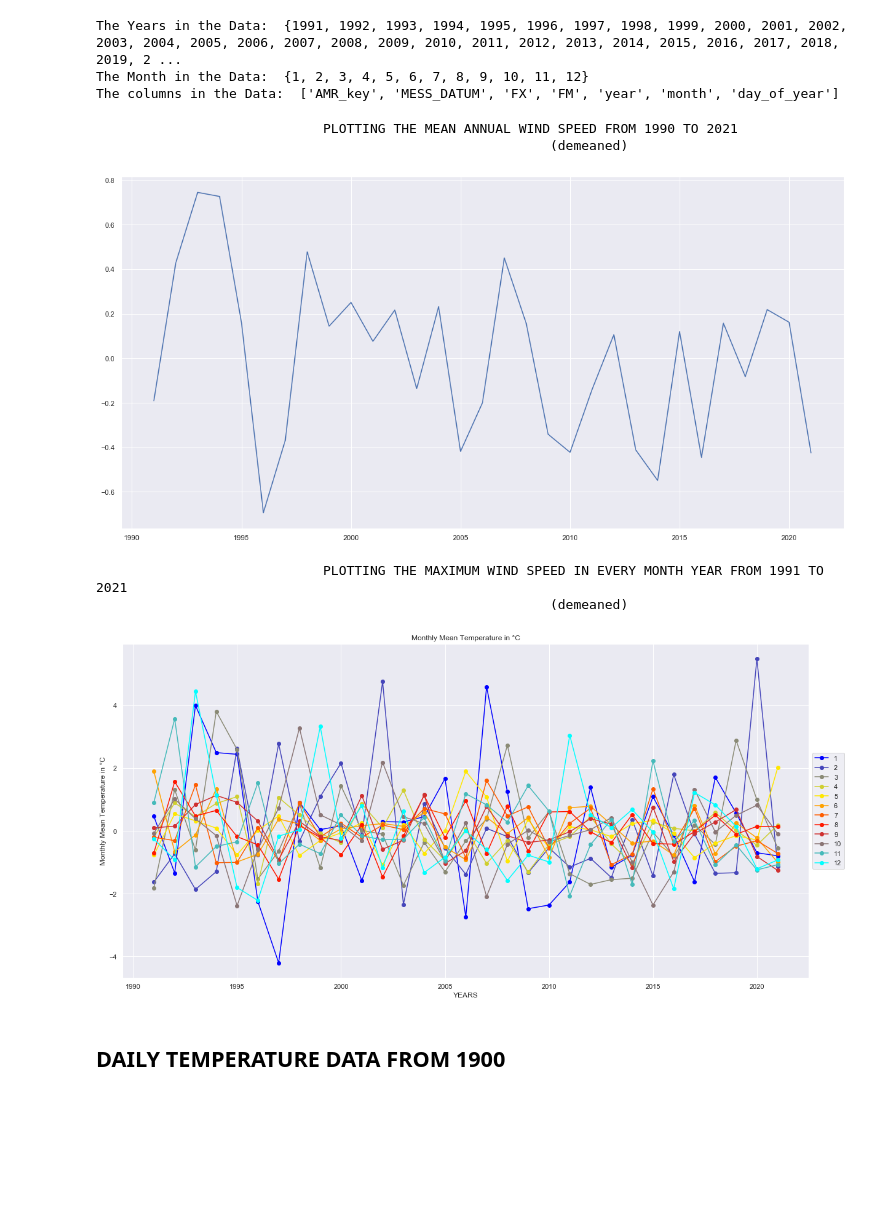
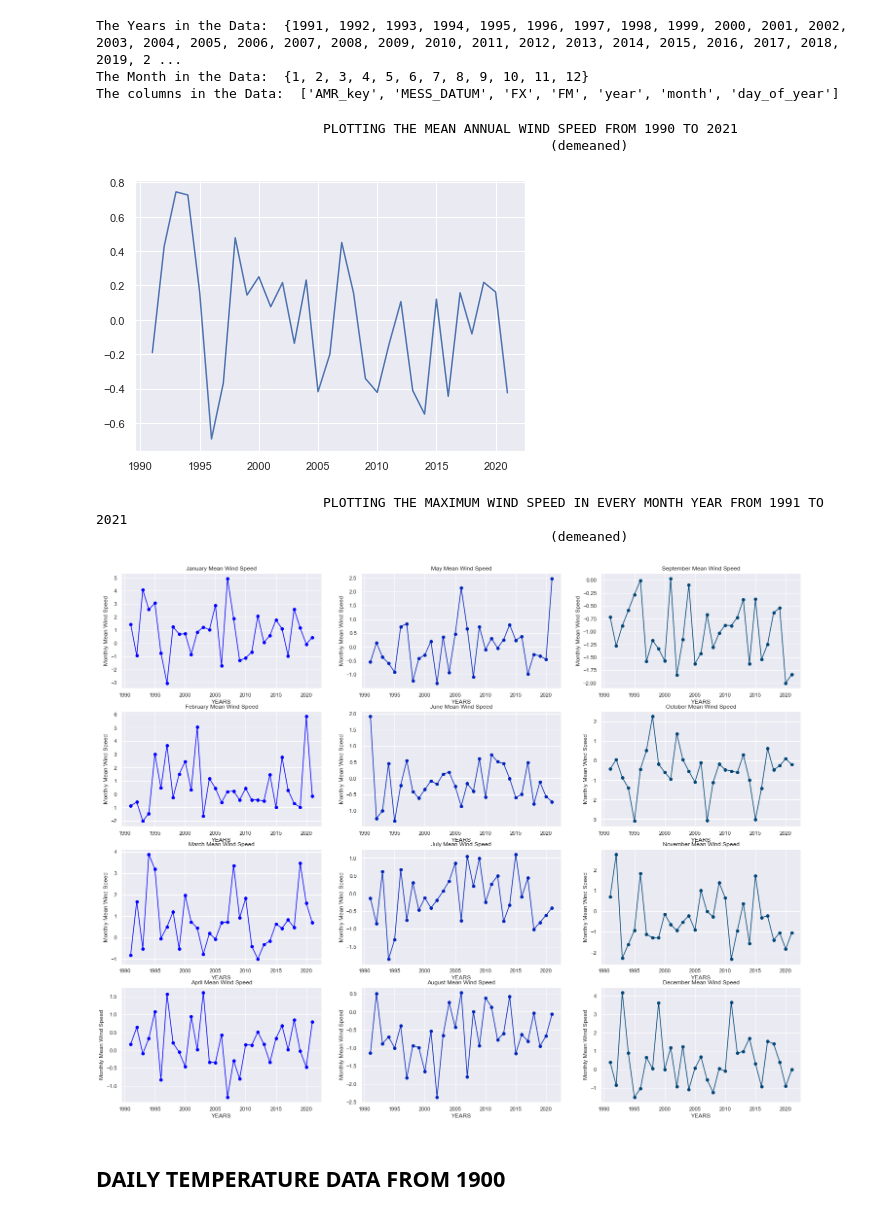
Before and after one commit to VolkaneicFox/IWH-Research, a Jupyter notebook: temperatureDatav1.ipynb, the cells around one changed output. Saved outputs shown, nothing was run; the diff lists cells and outputs as text; code cells hidden in the pictures; blank space fills up the shorter version.

```diff
--- a/temperatureDatav1.ipynb
+++ b/temperatureDatav1.ipynb
@@ -193,40 +190,45 @@ The columns in the Data:  ['AMR_key', 'MESS_DATUM', 'FX', 'FM', 'year', 'month',
 # %%
 print("                             PLOTTING THE MEAN ANNUAL WIND SPEED FROM 1990 TO 2021")
 print("                                                          (demeaned) ")
 df=amr_panel_wind.groupby(by=["year"]).mean().reset_index()
 df['demeaned']=df['FX']-np.mean(df['FX'])
 years=[1991, 1992, 1993, 1994, 1995, 1996, 1997, 1998, 1999, 2000, 2001, 2002, 2003, 2004, 2005, 2006, 2007, 2008, 2009,
        2010, 2011, 2012, 2013, 2014, 2015, 2016, 2017, 2018, 2019, 2020, 2021]
-fig,ax=plt.subplots(figsize=(20,10))
+fig,ax=plt.subplots(figsize=(7,5))
 ax.plot(years,df['demeaned'])
 plt.show()
 # %% [output]
                              PLOTTING THE MEAN ANNUAL WIND SPEED FROM 1990 TO 2021
                                                           (demeaned)
-[figure, old version]
+[figure, new version]
 # %%
 print("                             PLOTTING THE MAXIMUM WIND SPEED IN EVERY MONTH YEAR FROM 1991 TO 2021")
 print("                                                          (demeaned) ")
 df=amr_panel_wind.groupby(by=["year","month"]).mean().reset_index()
+df['year_mean']=df.groupby(by='year').transform('mean')['FX']
 years=[1991, 1992, 1993, 1994, 1995, 1996, 1997, 1998, 1999, 2000, 2001, 2002, 2003, 2004, 2005, 2006, 2007, 2008, 2009,
        2010, 2011, 2012, 2013, 2014, 2015, 2016, 2017, 2018, 2019, 2020, 2021]
-cmap=sns.blend_palette(colors=["blue","yellow","red","cyan"],n_colors=12)
-fig,ax=plt.subplots(figsize=(20,10))
+cmap=sns.blend_palette(colors=["blue",'green','orange',"red"],n_colors=12)
+fig,ax=plt.subplots(4,3,figsize=(25,20))
 sns.set_theme(style="darkgrid")
-for i in range(12):
-    tdf=pd.DataFrame(df[df["month"]==(i+1)]["FX"])
-    tdf['demeaned']=tdf['FX']-np.mean(tdf['FX'])
-    ax.plot(years,tdf['demeaned'],marker="o",label=str(i+1),color=cmap[i])
-plt.xlabel("YEARS")
-plt.ylabel("Monthly Mean Temperature in °C")
-plt.title("Monthly Mean Temperature in °C")
-plt.legend(loc='center left', bbox_to_anchor=(1, 0.5))
+mon=1
+mon_dict={1:'January',2:'February',3:'March', 4:'April', 5:'May', 6:'June',7:'July', 8:'August', 9:'September',
+         10:'October', 11:'November', 12:'December'}
+for i in range(3):
+    for j in range(4):
+        tdf=pd.DataFrame(df[df["month"]==mon][["FX","year_mean"]])
+        tdf['demeaned']=tdf['FX']-tdf['year_mean']
+        ax[j][i].plot(years,tdf['demeaned'],marker="o",color=cmap[i])
+        ax[j][i].set_xlabel("YEARS")
+        ax[j][i].set_ylabel("Monthly Mean Wind Speed")
+        ax[j][i].set_title(mon_dict[mon]+" Mean Wind Speed")
+        mon=mon+1
 plt.grid(True)
 plt.show()
 # %% [output]
                              PLOTTING THE MAXIMUM WIND SPEED IN EVERY MONTH YEAR FROM 1991 TO 2021
                                                           (demeaned)
-[figure, old version]
+[figure, new version]
 # %% [markdown]
 ## DAILY TEMPERATURE DATA FROM 1900
 # %%
```
Also changed, not shown: parts of 22 cells of this notebook.
